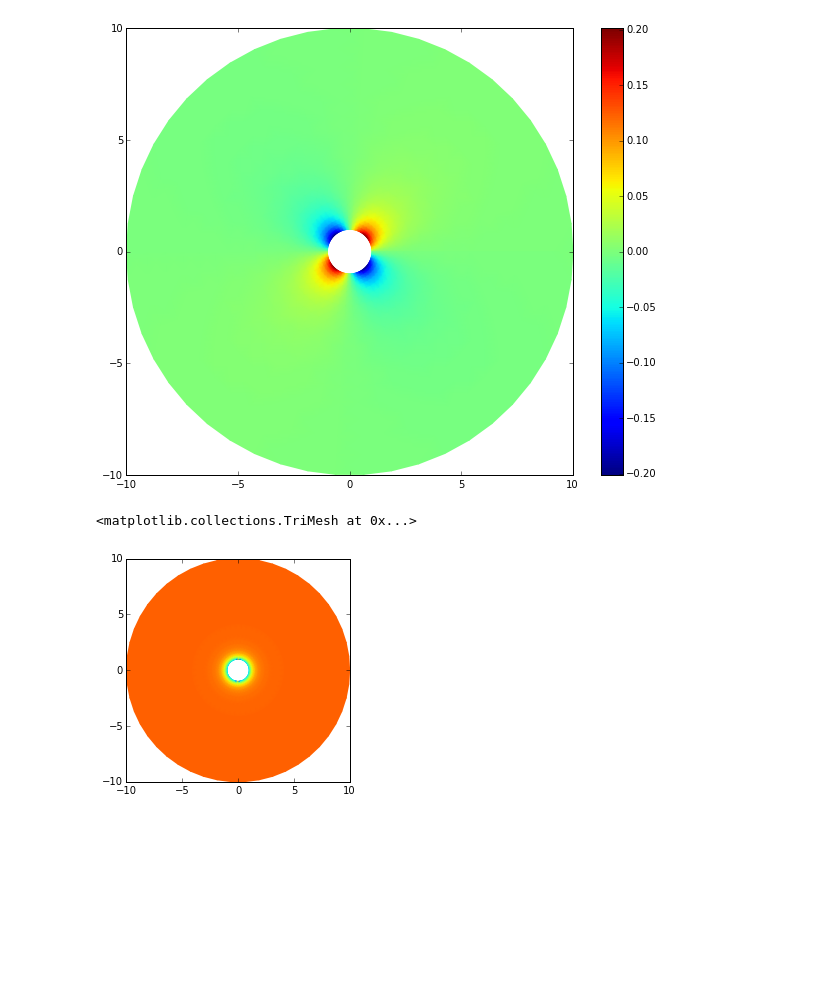
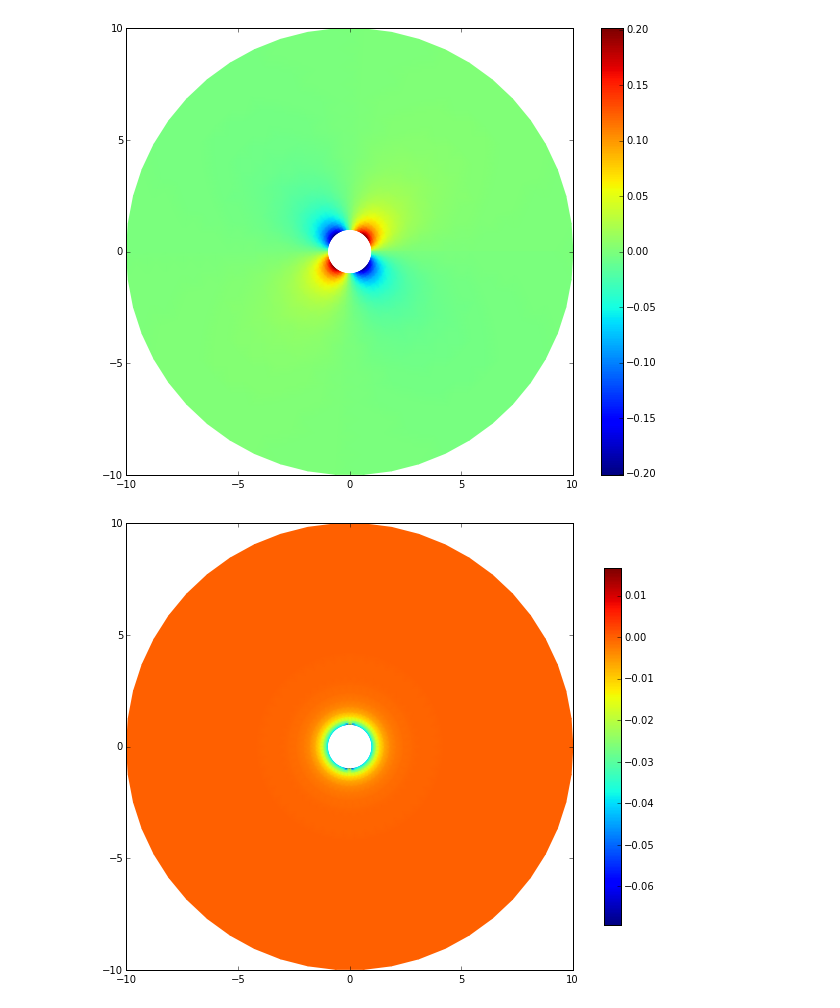
Before and after one commit to brettavedisian/Liquid-Crystals, a Jupyter notebook: SingleCyl.ipynb, the cells around one changed output. Drawn from its saved outputs; the diff is of its cells as text; code cells hidden in the pictures; blank space fills up the shorter version.

```diff
--- a/SingleCyl.ipynb
+++ b/SingleCyl.ipynb
@@ -223,7 +217,8 @@ plt.colorbar(shrink=0.8);
 [figure]
 # %%
 f = project(fel,V)
+plt.figure(figsize=(11,8))
 plot(f)
+plt.colorbar(shrink=0.8);
 # %% [output]
-<matplotlib.collections.TriMesh at 0x...>
-[figure, old version]
+[figure, new version]
```
Also changed, not shown: parts of 1 cell of this notebook.
